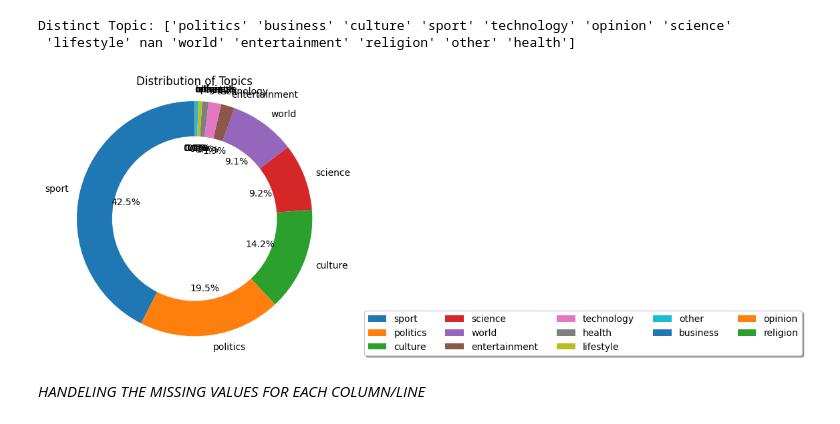
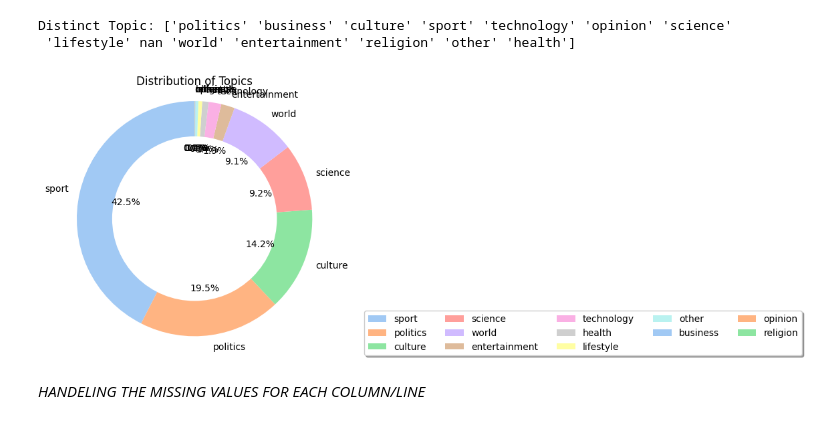
Before and after one commit to elaaatif/NLP-Creation-of-BERT-LSTM-BILSTM-for-Arabic-news-Dataset, a Jupyter notebook: DATA-CLEANING.IPYNB, the cells around one changed output. Cells and saved outputs as stored; diff of their text form; code cells hidden in the pictures.

```diff
--- a/DATA-CLEANING.IPYNB
+++ b/DATA-CLEANING.IPYNB
@@ -192,23 +193,26 @@ Distinct Topic: ['politics' 'business' 'culture' 'sport' 'technology' 'opinion'
 # %%
 # Assuming distinct_Topic contains the unique topics
 distinct_Topic = df['Topic'].unique()
 
 # Count the occurrences of each topic in the DataFrame
 topic_counts = df['Topic'].value_counts()
 
+# Create a color palette with pastel colors
+pastel_colors = sns.color_palette("pastel", len(topic_counts))
+
 # Create a doughnut chart
 plt.figure(figsize=(5, 5))
-plt.pie(topic_counts, labels=topic_counts.index, autopct='%1.1f%%', startangle=90)
+plt.pie(topic_counts, labels=topic_counts.index, autopct='%1.1f%%', startangle=90,colors=pastel_colors)
 centre_circle = plt.Circle((0,0),0.70,fc='white')
 fig = plt.gcf()
 fig.gca().add_artist(centre_circle)
 
 plt.legend(loc="lower center", bbox_to_anchor=(2, -0.05), fancybox=True, shadow=True, ncol=5)
 
 plt.title('Distribution of Topics')
 plt.axis('equal')
 plt.show()
 # %% [output]
-[figure, old version]
+[figure, new version]
 # %% [markdown]
 *HANDELING THE MISSING VALUES FOR EACH COLUMN/LINE*
```
Also changed, not shown: parts of 1 cell of this notebook.
